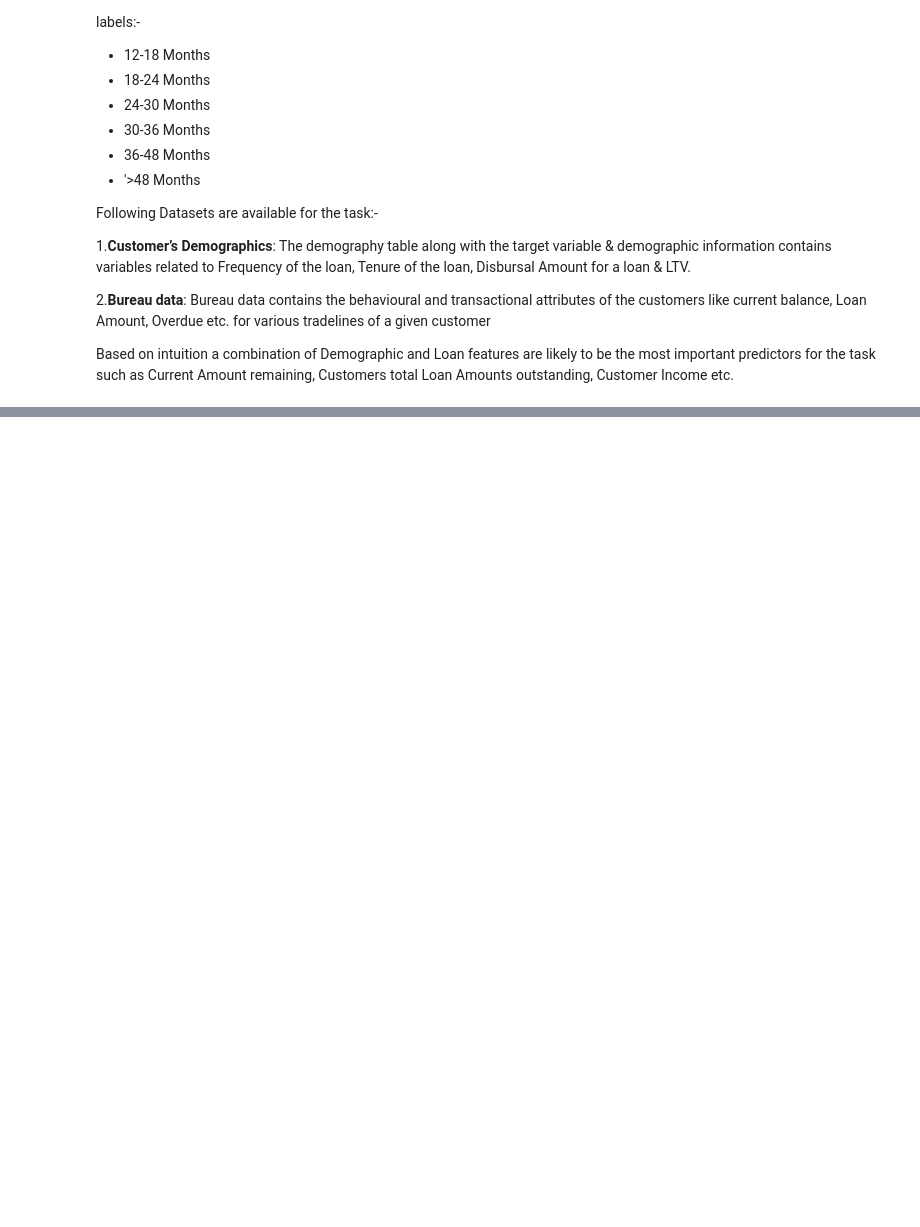
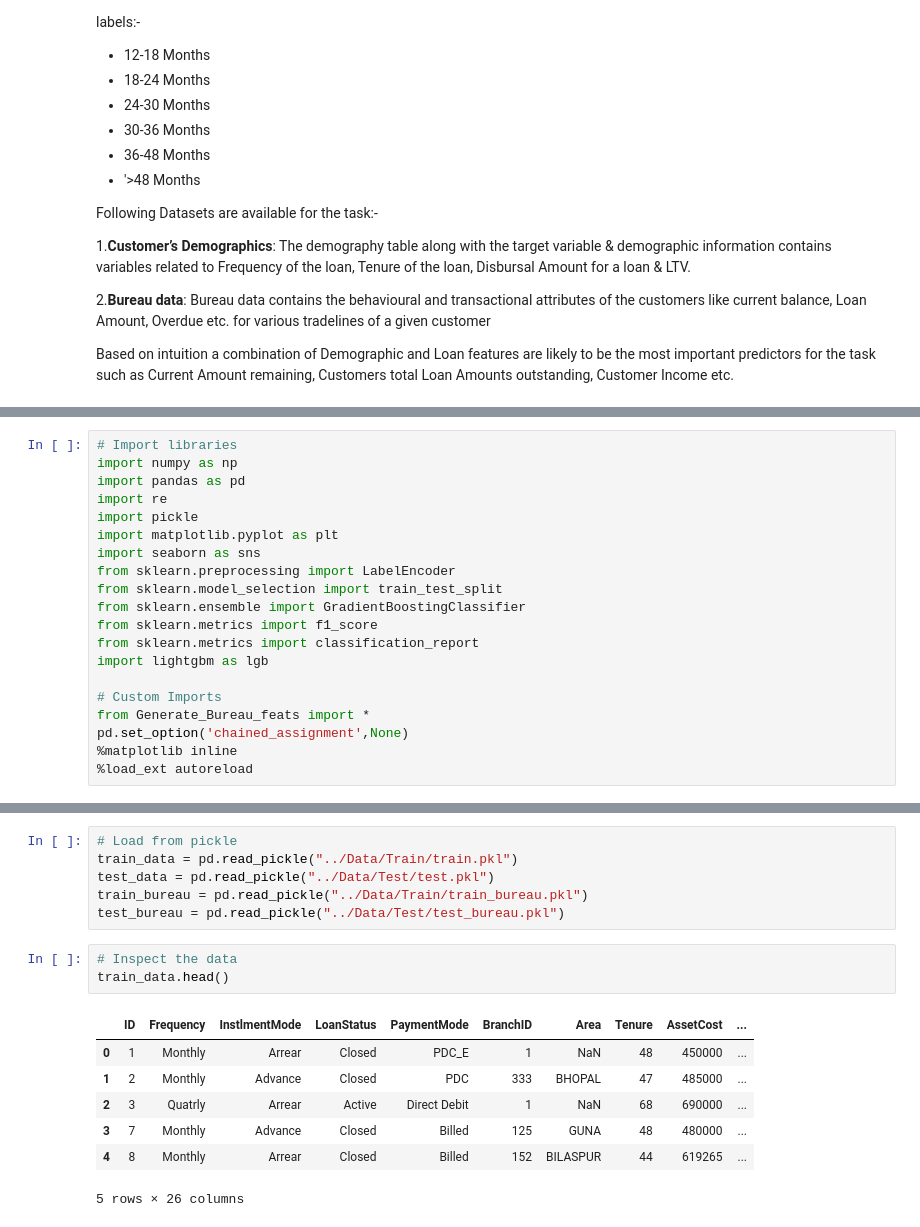
Before and after one commit to soumadiptya/LTFS-Finhack-3, a Jupyter notebook: Code/LTFS FinHack v0.1.ipynb, the cells around one changed output, grey strips where cells are left out. Drawn from its saved outputs; the diff is of its cells as text; blank space fills up the shorter version.

```diff
--- a/Code/LTFS FinHack v0.1.ipynb
+++ b/Code/LTFS FinHack v0.1.ipynb
@@ -22,0 +25,20 @@ Based on intuition a combination of Demographic and Loan features are likely to
+# %%
+# Import libraries
+import numpy as np
+import pandas as pd
+import re
+import pickle
+import matplotlib.pyplot as plt
+import seaborn as sns
+from sklearn.preprocessing import LabelEncoder
+from sklearn.model_selection import train_test_split
+from sklearn.ensemble import GradientBoostingClassifier
+from sklearn.metrics import f1_score
+from sklearn.metrics import classification_report
+import lightgbm as lgb
+
+# Custom Imports
+from Generate_Bureau_feats import *
+pd.set_option('chained_assignment',None)
+%matplotlib inline
+%load_ext autoreload
@@ -22,0 +65,17 @@ Based on intuition a combination of Demographic and Loan features are likely to
+# %%
+# Load from pickle
+train_data = pd.read_pickle("../Data/Train/train.pkl")
+test_data = pd.read_pickle("../Data/Test/test.pkl")
+train_bureau = pd.read_pickle("../Data/Train/train_bureau.pkl")
+test_bureau = pd.read_pickle("../Data/Test/test_bureau.pkl")
+# %%
+# Inspect the data
+train_data.head()
+# %% [output]
+|  | ID | Frequency | InstlmentMode | LoanStatus | PaymentMode | BranchID | Area | Tenure | AssetCost | ... |
+| 0 | 1 | Monthly | Arrear | Closed | PDC_E | 1 | NaN | 48 | 450000 | ... |
+| 1 | 2 | Monthly | Advance | Closed | PDC | 333 | BHOPAL | 47 | 485000 | ... |
+| 2 | 3 | Quatrly | Arrear | Active | Direct Debit | 1 | NaN | 68 | 690000 | ... |
+| 3 | 7 | Monthly | Advance | Closed | Billed | 125 | GUNA | 48 | 480000 | ... |
+| 4 | 8 | Monthly | Arrear | Closed | Billed | 152 | BILASPUR | 44 | 619265 | ... |
+5 rows × 26 columns
```
Also changed, not shown: parts of 100 cells of this notebook, 1 other file.
